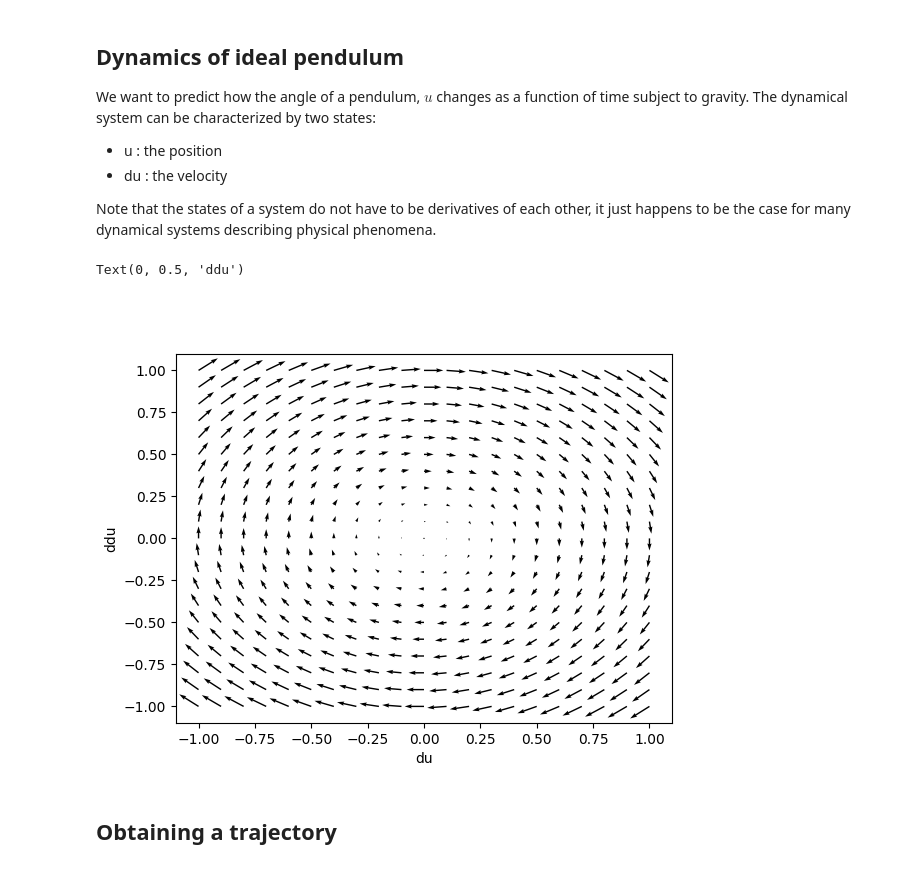
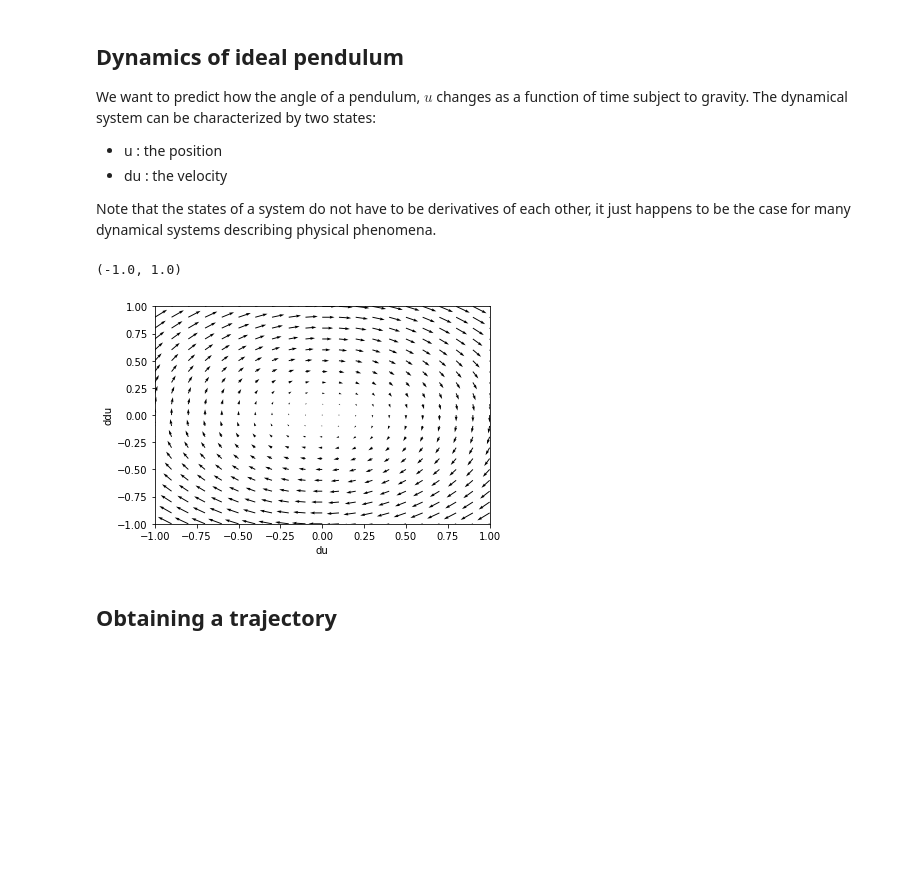
Before and after one commit to clegaard/ml_dynamical_systems_presentation, a Jupyter notebook: odes.ipynb, the cells around one changed output. Saved outputs shown, nothing was run; the diff lists cells and outputs as text; code cells hidden in the pictures; blank space fills up the shorter version.

```diff
--- a/odes.ipynb
+++ b/odes.ipynb
@@ -17,29 +17,31 @@ Note that the states of a system do not have to be derivatives of each other, it
 # %%
 m = 1.0 # mass
 g = 1.0 # gravity
 
 x_min = -1.0
 x_max = 1.0
 y_min = -1.0
 y_max = 1.0
 dx = 0.1
 dy = 0.1
 
 def f(t,y):
     u, du = y
     ddu = -(g/m)*np.sin(u)
     return du, ddu
 
 x, y = np.meshgrid(np.arange(x_min,x_max+dx,dx), np.arange(y_min, y_max+dy,dy))
 du,ddu = f(None,(x,y))
 
-#plt.streamplot(x,y,du,ddu)
+fig, ax = plt.subplots()
 plt.quiver(x,y,du,ddu, scale_units="xy",angles="xy")
 plt.xlabel("du")
 plt.ylabel("ddu")
+ax.set_xlim(x_min,x_max)
+ax.set_ylim(y_min,y_max)
 # %% [output]
-Text(0, 0.5, 'ddu')
+(-1.0, 1.0)
-[figure, old version]
+[figure, new version]
 # %% [markdown]
 ## Obtaining a trajectory
 # %% [markdown]
```
Also changed, not shown: parts of 12 cells of this notebook.
